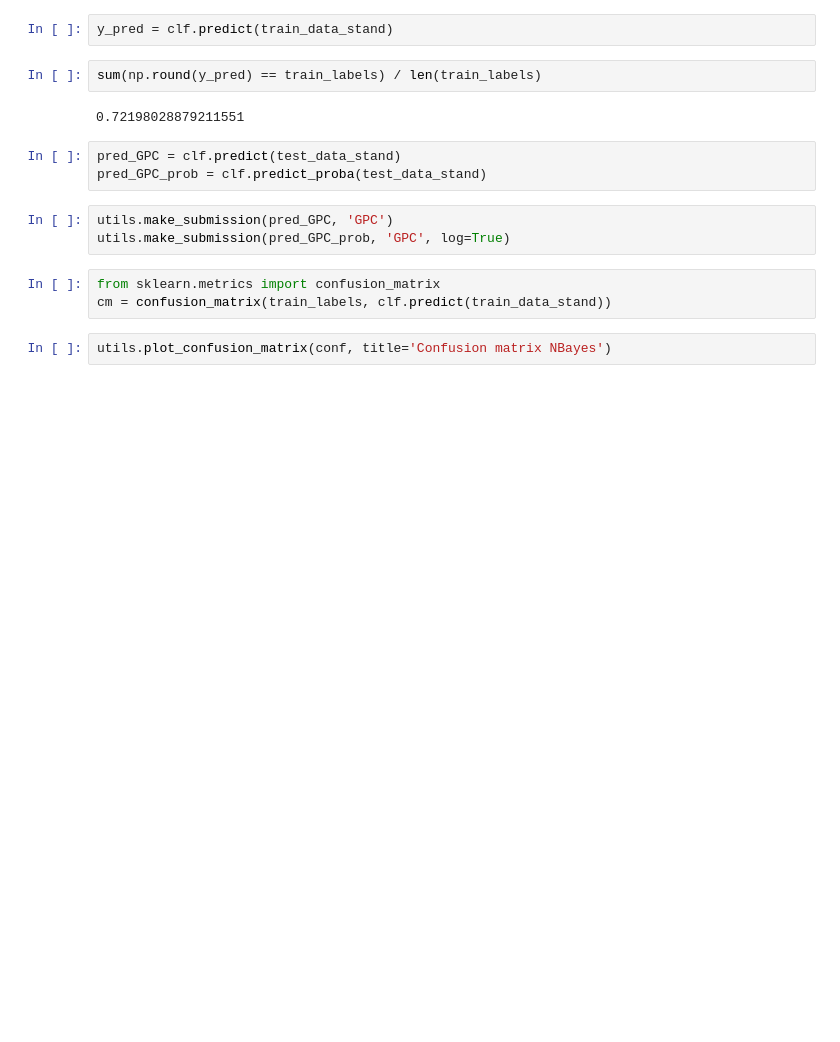
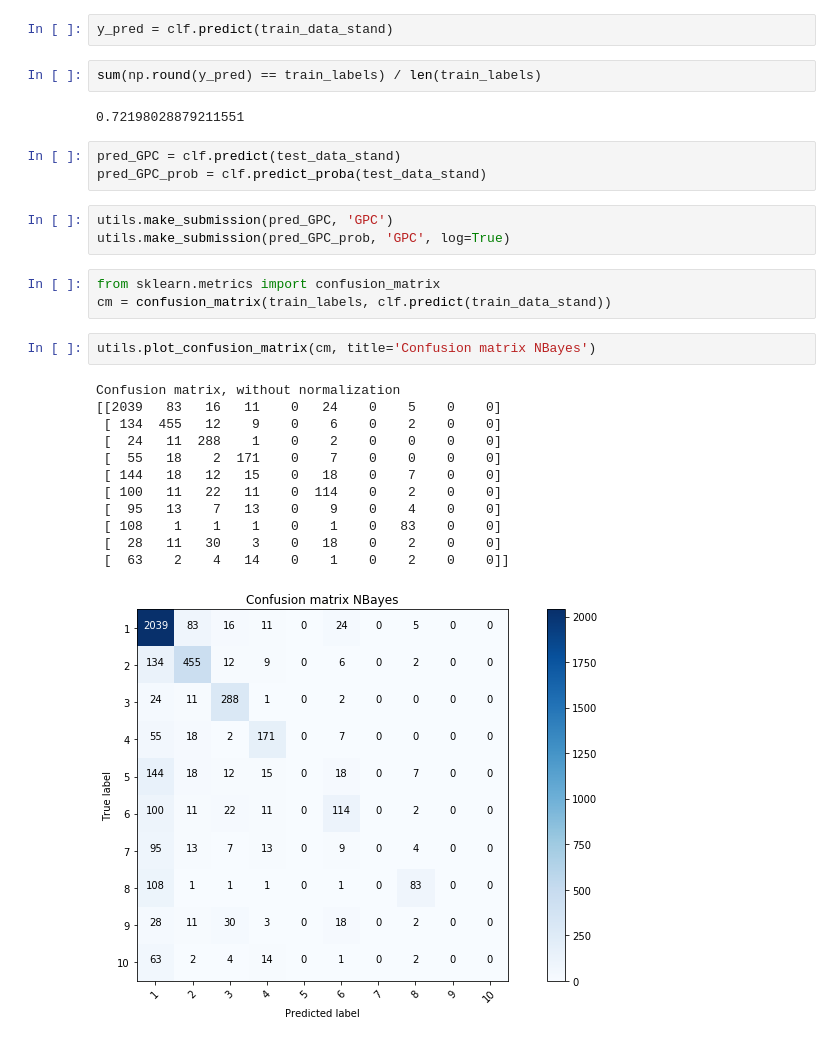
Before and after one commit to MaximilianPavon/ML_project, a Jupyter notebook: analysis-Bayes.ipynb, the cells around one changed output. Drawn from its saved outputs; the diff is of its cells as text; blank space fills up the shorter version.

Commit message:
GPC finally done -> add confusion matrix for NB (aka GPC)

```diff
--- a/analysis-Bayes.ipynb
+++ b/analysis-Bayes.ipynb
@@ -93,4 +93,17 @@ utils.make_submission(pred_GPC_prob, 'GPC', log=True)
 from sklearn.metrics import confusion_matrix
 cm = confusion_matrix(train_labels, clf.predict(train_data_stand))
 # %%
-utils.plot_confusion_matrix(conf, title='Confusion matrix NBayes')
+utils.plot_confusion_matrix(cm, title='Confusion matrix NBayes')
+# %% [output]
+Confusion matrix, without normalization
+[[2039   83   16   11    0   24    0    5    0    0]
+ [ 134  455   12    9    0    6    0    2    0    0]
+ [  24   11  288    1    0    2    0    0    0    0]
+ [  55   18    2  171    0    7    0    0    0    0]
+ [ 144   18   12   15    0   18    0    7    0    0]
+ [ 100   11   22   11    0  114    0    2    0    0]
+ [  95   13    7   13    0    9    0    4    0    0]
+ [ 108    1    1    1    0    1    0   83    0    0]
+ [  28   11   30    3    0   18    0    2    0    0]
+ [  63    2    4   14    0    1    0    2    0    0]]
+[figure, added]
```
Also changed, not shown: parts of 1 cell of this notebook, 2 other files.
